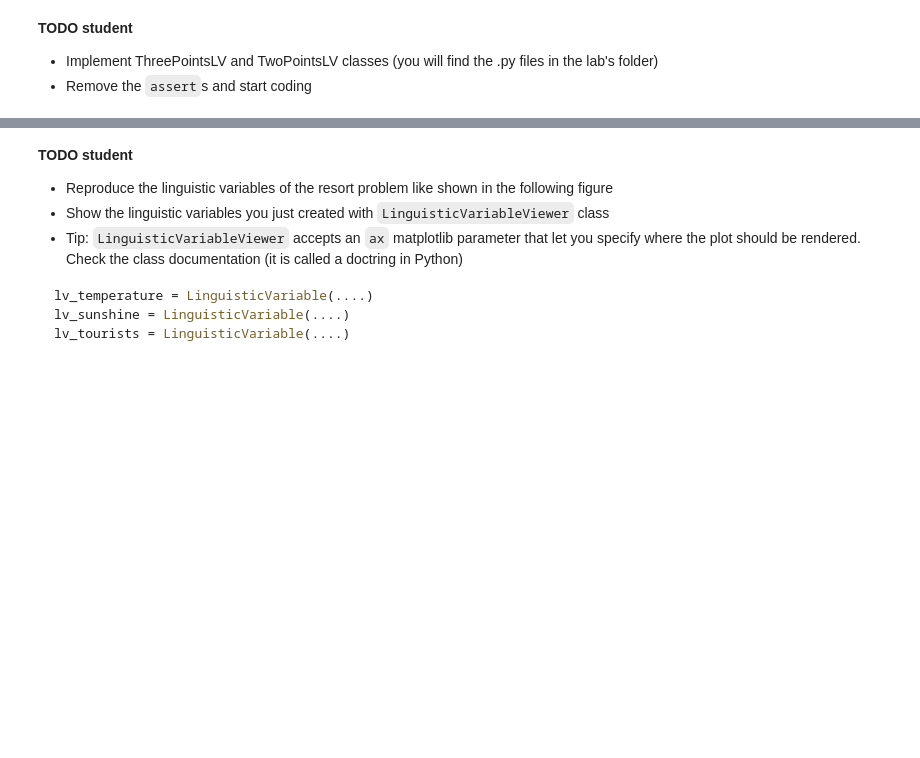
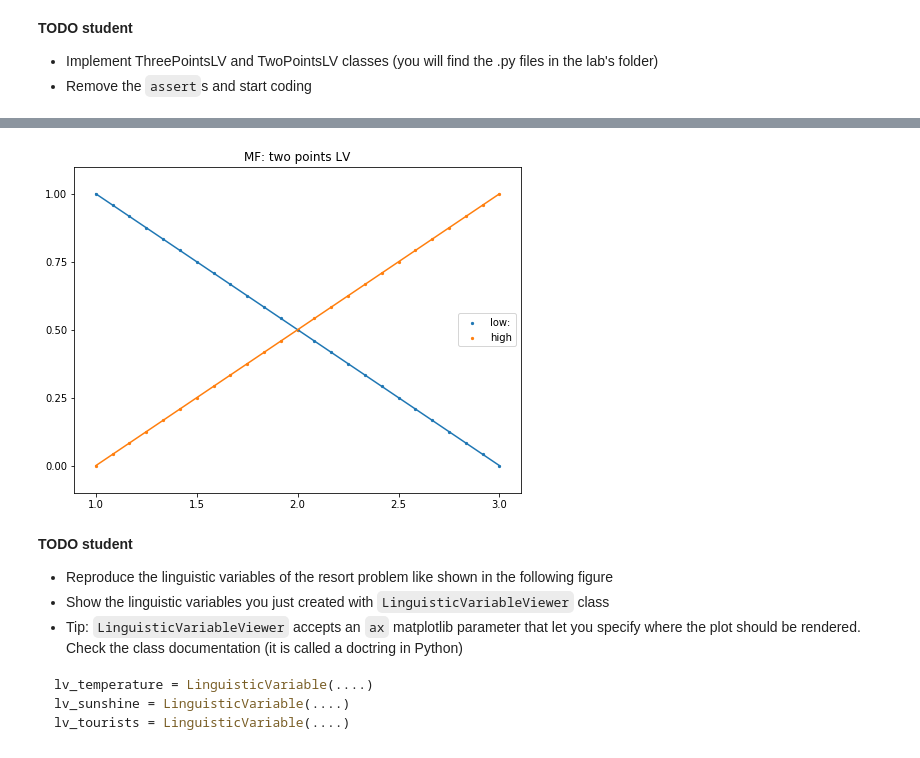
Before and after one commit to SachaKor/LFA-lab3, a Jupyter notebook: 020_linguistic_vars.ipynb, the cells around one changed output, grey strips where cells are left out. Saved outputs shown, nothing was run; the diff lists cells and outputs as text; code cells hidden in the pictures; blank space fills up the shorter version.

```diff
--- a/020_linguistic_vars.ipynb
+++ b/020_linguistic_vars.ipynb
@@ -145,3 +162,9 @@ class TwoPointsPDLV(LinguisticVariable):
+# %%
+from fuzzy_systems.core.linguistic_variables.two_points_lv import TwoPointsPDLV
+two_lv = TwoPointsPDLV("two points LV", 1, 2)
+LinguisticVariableViewer(two_lv).show()
+# %% [output]
+[figure, added]
 # %% [markdown]
 **TODO student**
 
```
Also changed, not shown: parts of 4 cells of this notebook, 4 other files.
